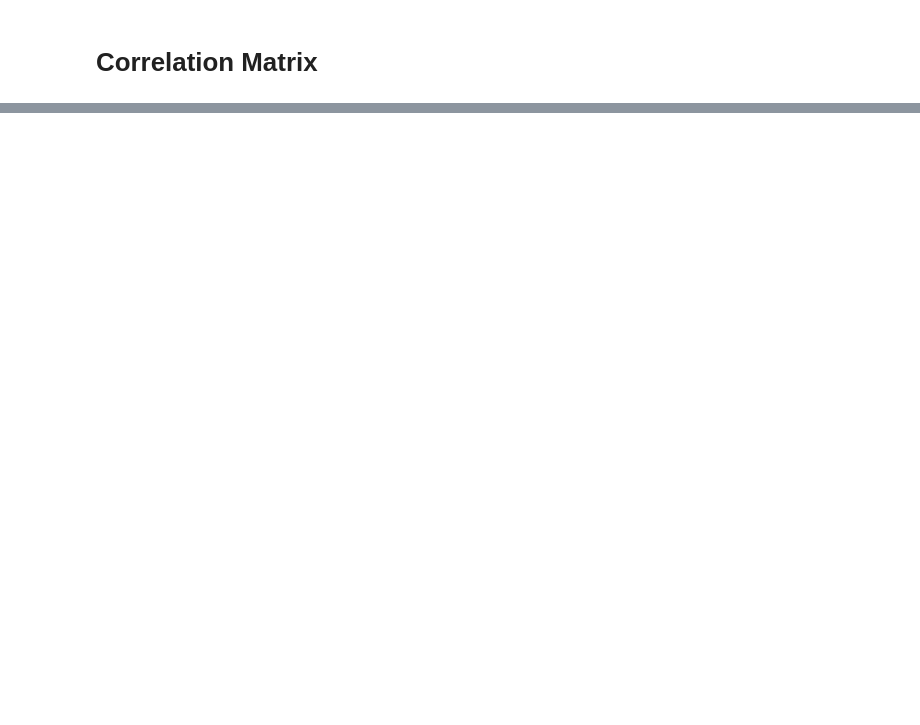
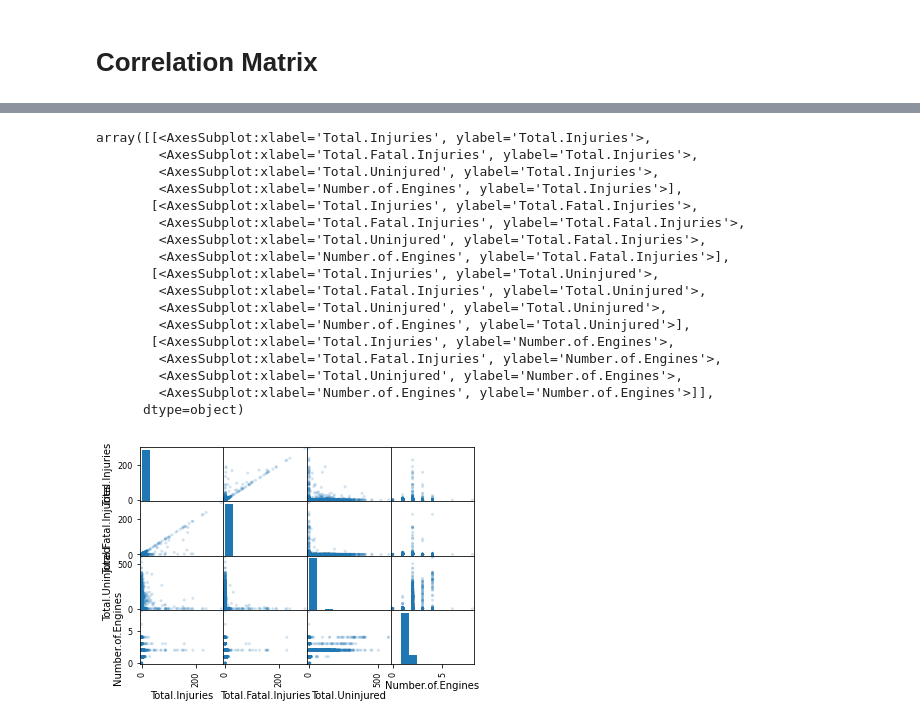
Before and after one commit to BobbyGerberick/Avation_Safety_Data_Analysis, a Jupyter notebook: claire_data_cleaning.ipynb, the cells around one changed output, grey strips where cells are left out. Cells and saved outputs as stored; diff of their text form; code cells hidden in the pictures; blank space fills up the shorter version.

```diff
--- a/claire_data_cleaning.ipynb
+++ b/claire_data_cleaning.ipynb
@@ -451,0 +544,10 @@ Name: Air.carrier, Length: 10928, dtype: int64
+# %%
+Airbus_data['Model'] = Airbus_data['Model'].str.replace('-','')
+Airbus_data['Model'] = Airbus_data['Model'].str.replace(' ','')
+Airbus_data['Model'] = Airbus_data['Model'].str[:4]
+# %%
+for model in airbus_aircraft_models:
+    for variant in airbus_aircraft_models[model]:
+        Airbus_data.loc[Airbus_data['Model'].str.contains(variant, case=False), 'Model_2'] = model
+df_301=df_30.merge(Airbus_data['Model_2'], how = 'outer')
+df_301['Model_2'].value_counts()
@@ -451,0 +578,4 @@ Name: Air.carrier, Length: 10928, dtype: int64
+# %%
+for model in cessna_aircraft_models:
+    df_30.loc[df_30['Model'].str.contains(model, case=False), 'Model_2'] = model
+df_30['Model_2'].fillna('n/a', inplace=True)
@@ -479,0 +752,4 @@ ax.set_ylabel(bar_chart_series_label)
+# %%
+df_corr = df_30[['Total.Injuries','Total.Fatal.Injuries','Total.Uninjured','Number.of.Engines']]
+
+my_corr = df_corr.corr()
@@ -479,0 +772,22 @@ ax.set_ylabel(bar_chart_series_label)
+# %%
+#df = pd.DataFrame(np.random.randn(1000, 4), columns=['A','B','C','D'])
+pd.plotting.scatter_matrix(df_corr, alpha=0.2)
+# %% [output]
+array([[<AxesSubplot:xlabel='Total.Injuries', ylabel='Total.Injuries'>,
+        <AxesSubplot:xlabel='Total.Fatal.Injuries', ylabel='Total.Injuries'>,
+        <AxesSubplot:xlabel='Total.Uninjured', ylabel='Total.Injuries'>,
+        <AxesSubplot:xlabel='Number.of.Engines', ylabel='Total.Injuries'>],
+       [<AxesSubplot:xlabel='Total.Injuries', ylabel='Total.Fatal.Injuries'>,
+        <AxesSubplot:xlabel='Total.Fatal.Injuries', ylabel='Total.Fatal.Injuries'>,
+        <AxesSubplot:xlabel='Total.Uninjured', ylabel='Total.Fatal.Injuries'>,
+        <AxesSubplot:xlabel='Number.of.Engines', ylabel='Total.Fatal.Injuries'>],
+       [<AxesSubplot:xlabel='Total.Injuries', ylabel='Total.Uninjured'>,
+        <AxesSubplot:xlabel='Total.Fatal.Injuries', ylabel='Total.Uninjured'>,
+        <AxesSubplot:xlabel='Total.Uninjured', ylabel='Total.Uninjured'>,
+        <AxesSubplot:xlabel='Number.of.Engines', ylabel='Total.Uninjured'>],
+       [<AxesSubplot:xlabel='Total.Injuries', ylabel='Number.of.Engines'>,
+        <AxesSubplot:xlabel='Total.Fatal.Injuries', ylabel='Number.of.Engines'>,
+        <AxesSubplot:xlabel='Total.Uninjured', ylabel='Number.of.Engines'>,
+        <AxesSubplot:xlabel='Number.of.Engines', ylabel='Number.of.Engines'>]],
+      dtype=object)
+[figure, added]
```
Also changed, not shown: parts of 54 cells of this notebook, 3 other files.
